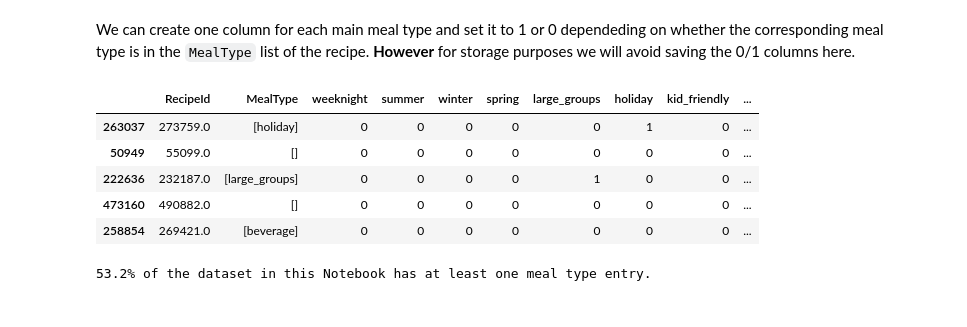
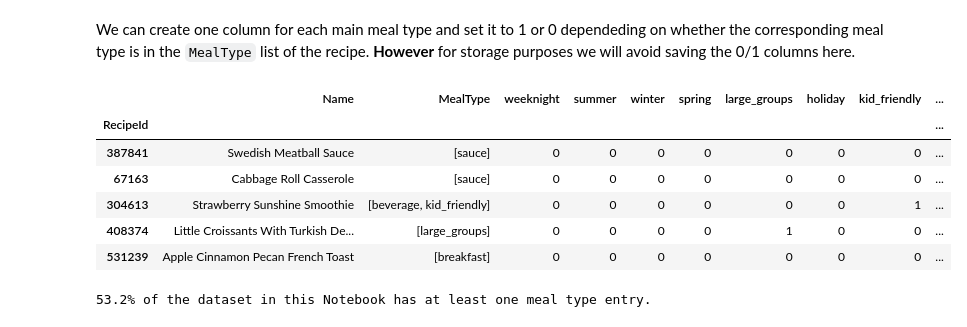
Before and after one commit to nhajouji/foodrecs, a Jupyter notebook: Data Cleaning Notebooks/Categories_cleaning.ipynb, the cells around one changed output. Cells and saved outputs as stored; diff of their text form; code cells hidden in the pictures.

```diff
--- a/Data Cleaning Notebooks/Categories_cleaning.ipynb
+++ b/Data Cleaning Notebooks/Categories_cleaning.ipynb
@@ -7,11 +7,16 @@ import matplotlib.pyplot as plt
 # %%
 # Loading data
 recipes_raw = pd.read_parquet("../data/recipes.parquet")
+recipes_raw['RecipeId'] = recipes_raw['RecipeId'].astype(int)
+recipes_raw.set_index('RecipeId', inplace=True)
+
 reviews_raw = pd.read_parquet("../data/reviews.parquet")
+reviews_raw.set_index('ReviewId', inplace=True)
+
 keywords = pd.read_parquet("../data/clean_columns/keywords_clean.parquet")
 # %%
 # We retrieve the keywords for our recipes
-recipes = recipes_raw.merge(keywords, how='inner', on='RecipeId')
+recipes = pd.merge(recipes_raw, keywords, left_index=True, right_index=True, how='inner')
 recipes[['Name', 'Description', 'RecipeCategory', 'KeywordsClean']].sample(5)
 # %% [output]
 |  | Name | Description | RecipeCategory | KeywordsClean |
@@ -71,14 +77,15 @@ We can create one column for each main meal type and set it to 1 or 0 dependedin
 # %%
 for meal_type in main_meal_types:
     recipes[meal_type] = recipes['MealType'].apply(lambda x: 1 if meal_type in x else 0)
 
-recipes[['RecipeId', 'MealType'] + list(main_meal_types)].sample(5)
+recipes[['Name','MealType'] + list(main_meal_types)].sample(5)
 # %% [output]
-|  | RecipeId | MealType | weeknight | summer | winter | spring | large_groups | holiday | kid_friendly | ... |
-| 263037 | 273759.0 | [holiday] | 0 | 0 | 0 | 0 | 0 | 1 | 0 | ... |
-| 50949 | 55099.0 | [] | 0 | 0 | 0 | 0 | 0 | 0 | 0 | ... |
-| 222636 | 232187.0 | [large_groups] | 0 | 0 | 0 | 0 | 1 | 0 | 0 | ... |
-| 473160 | 490882.0 | [] | 0 | 0 | 0 | 0 | 0 | 0 | 0 | ... |
-| 258854 | 269421.0 | [beverage] | 0 | 0 | 0 | 0 | 0 | 0 | 0 | ... |
+|  | Name | MealType | weeknight | summer | winter | spring | large_groups | holiday | kid_friendly | ... |
+| RecipeId |  |  |  |  |  |  |  |  |  | ... |
+| 387841 | Swedish Meatball Sauce | [sauce] | 0 | 0 | 0 | 0 | 0 | 0 | 0 | ... |
+| 67163 | Cabbage Roll Casserole | [sauce] | 0 | 0 | 0 | 0 | 0 | 0 | 0 | ... |
+| 304613 | Strawberry Sunshine Smoothie | [beverage, kid_friendly] | 0 | 0 | 0 | 0 | 0 | 0 | 1 | ... |
+| 408374 | Little Croissants With Turkish De... | [large_groups] | 0 | 0 | 0 | 0 | 1 | 0 | 0 | ... |
+| 531239 | Apple Cinnamon Pecan French Toast | [breakfast] | 0 | 0 | 0 | 0 | 0 | 0 | 0 | ... |
 # %%
 # Saving the meal types per recipe in a file
```
Also changed, not shown: parts of 4 cells of this notebook, 9 other files.
